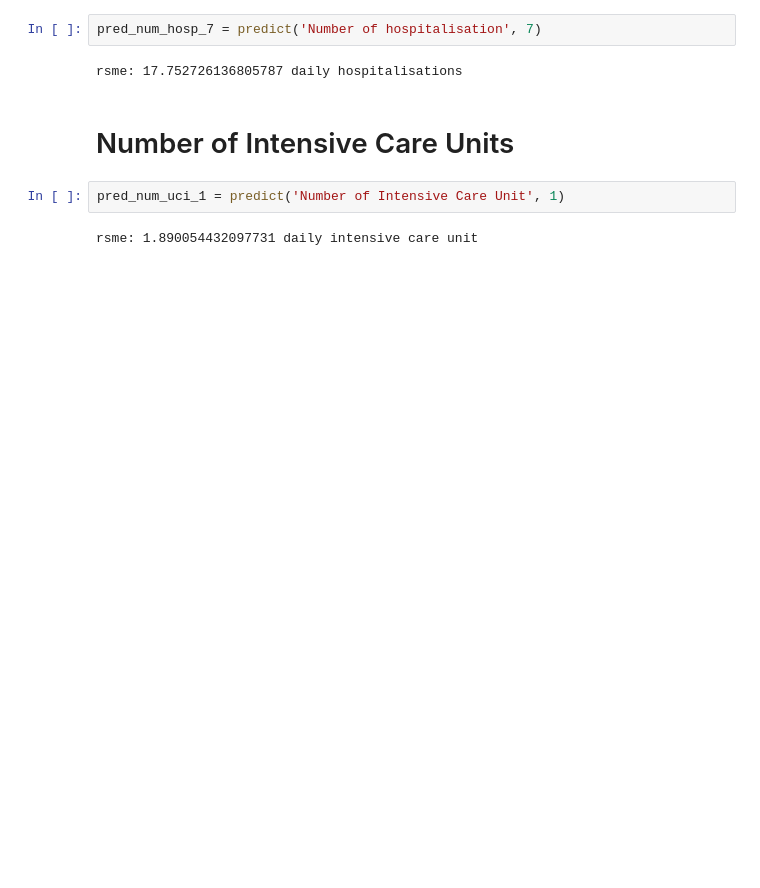
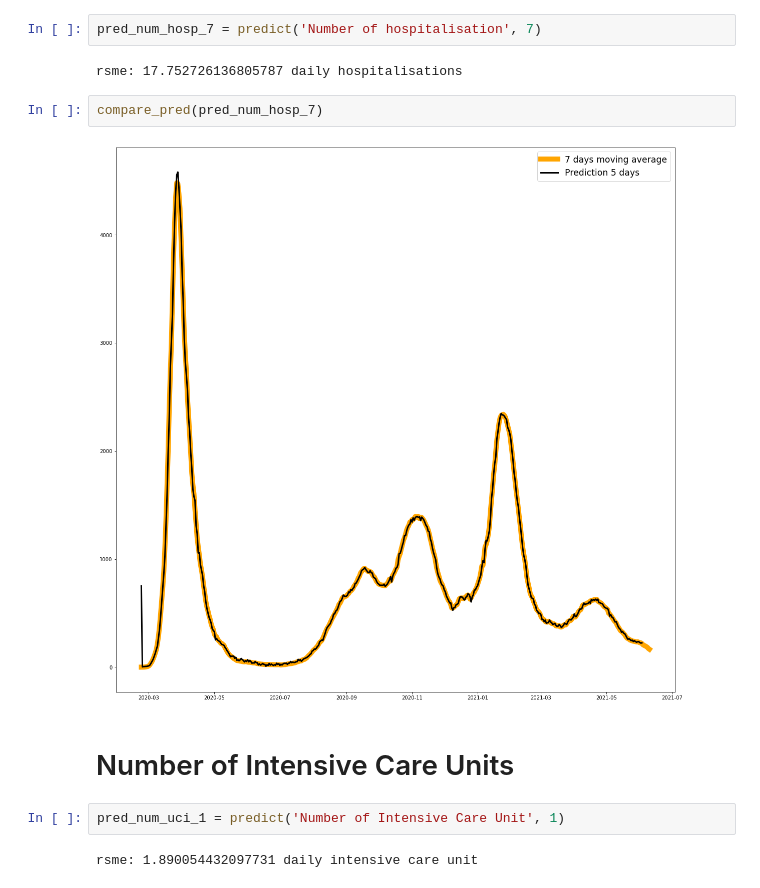
Before and after one commit to ffreire92/final_project, a Jupyter notebook: predictions_final.ipynb, the cells around one changed output. Cells and saved outputs as stored; diff of their text form; blank space fills up the shorter version.

```diff
--- a/predictions_final.ipynb
+++ b/predictions_final.ipynb
@@ -343,6 +420,10 @@ rsme: 23.474666310864254 daily hospitalisations
 pred_num_hosp_7 = predict('Number of hospitalisation', 7)
 # %% [output]
 rsme: 17.752726136805787 daily hospitalisations
+# %%
+compare_pred(pred_num_hosp_7)
+# %% [output]
+[figure, added]
 # %% [markdown]
 # Number of Intensive Care Units
 # %%
```
Also changed, not shown: parts of 33 cells of this notebook.
